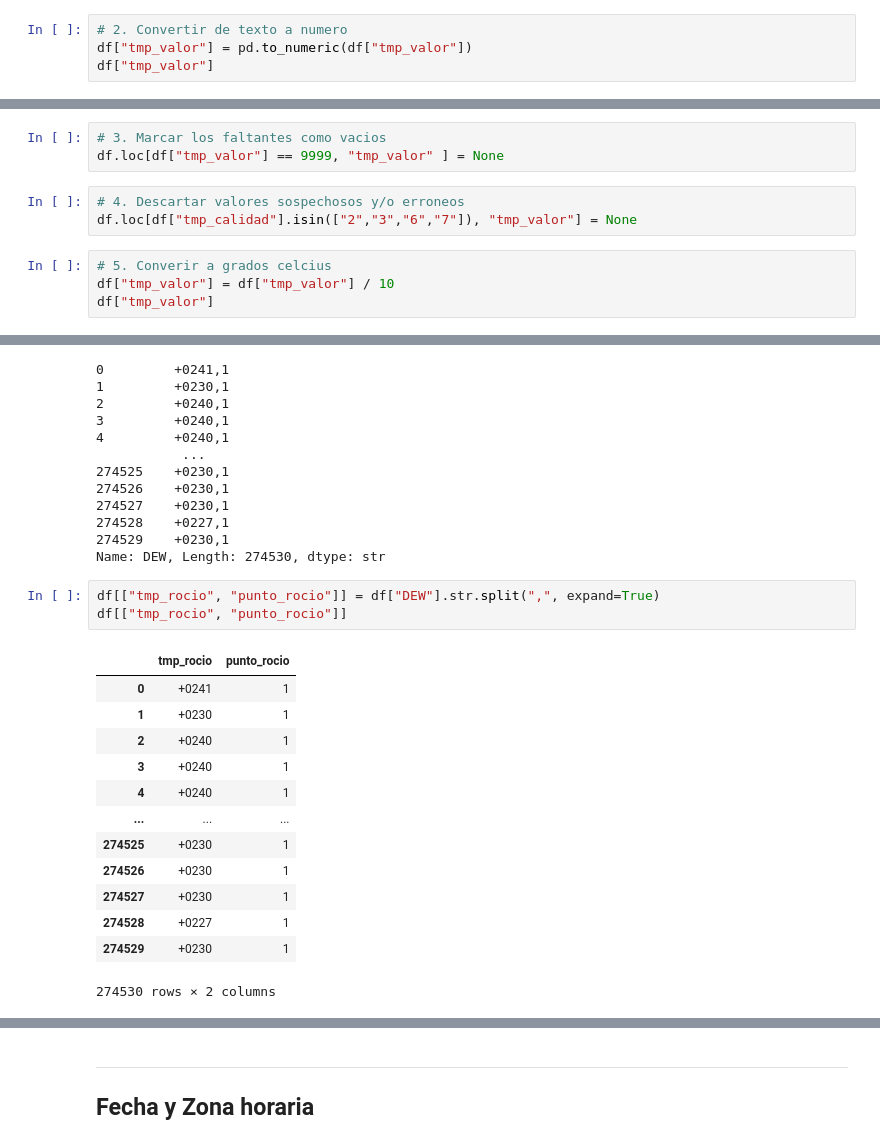
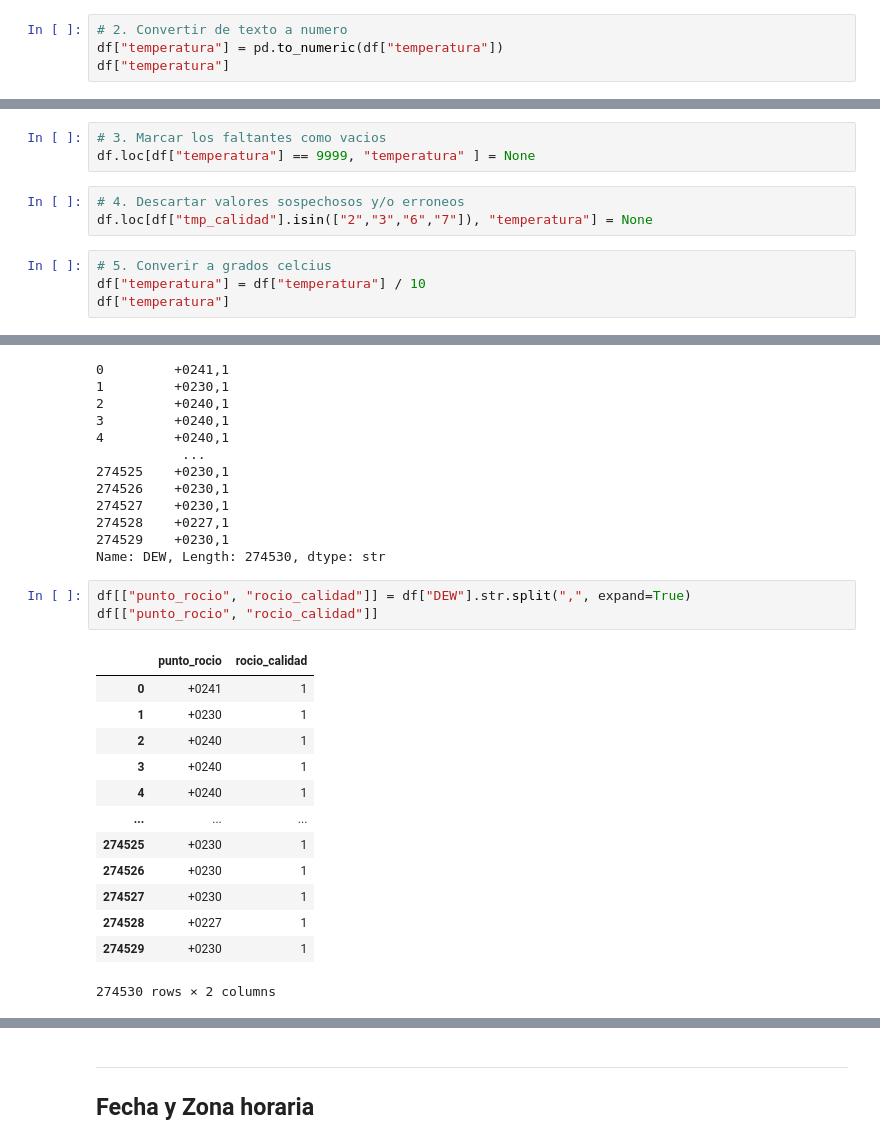
Before and after one commit to David-Sac/clima-iquitos, a Jupyter notebook: notebooks/01_exploracion.ipynb, the cells around one changed output, grey strips where cells are left out. Drawn from its saved outputs; the diff is of its cells as text.

```diff
--- a/notebooks/01_exploracion.ipynb
+++ b/notebooks/01_exploracion.ipynb
@@ -140,8 +140,8 @@ df[["tmp_valor", "tmp_calidad"]]
 274530 rows × 2 columns
 # %%
 # 2. Convertir de texto a numero
-df["tmp_valor"] = pd.to_numeric(df["tmp_valor"])
-df["tmp_valor"]
+df["temperatura"] = pd.to_numeric(df["temperatura"])
+df["temperatura"]
 # %% [output]
 0         294
 1         280
@@ -158,13 +158,13 @@ Name: tmp_valor, Length: 274530, dtype: int64
 # %%
 # 3. Marcar los faltantes como vacios
-df.loc[df["tmp_valor"] == 9999, "tmp_valor" ] = None
+df.loc[df["temperatura"] == 9999, "temperatura" ] = None
 # %%
 # 4. Descartar valores sospechosos y/o erroneos
-df.loc[df["tmp_calidad"].isin(["2","3","6","7"]), "tmp_valor"] = None
+df.loc[df["tmp_calidad"].isin(["2","3","6","7"]), "temperatura"] = None
 # %%
 # 5. Converir a grados celcius
-df["tmp_valor"] = df["tmp_valor"] / 10
-df["tmp_valor"]
+df["temperatura"] = df["temperatura"] / 10
+df["temperatura"]
 # %% [output]
 0         29.4
 1         28.0
@@ -214,10 +214,10 @@ df["DEW"]
 274529    +0230,1
 Name: DEW, Length: 274530, dtype: str
 # %%
-df[["tmp_rocio", "punto_rocio"]] = df["DEW"].str.split(",", expand=True)
-df[["tmp_rocio", "punto_rocio"]]
+df[["punto_rocio", "rocio_calidad"]] = df["DEW"].str.split(",", expand=True)
+df[["punto_rocio", "rocio_calidad"]]
 # %% [output]
-|  | tmp_rocio | punto_rocio |
+|  | punto_rocio | rocio_calidad |
 | 0 | +0241 | 1 |
 | 1 | +0230 | 1 |
 | 2 | +0240 | 1 |
```
Also changed, not shown: parts of 17 cells of this notebook.
